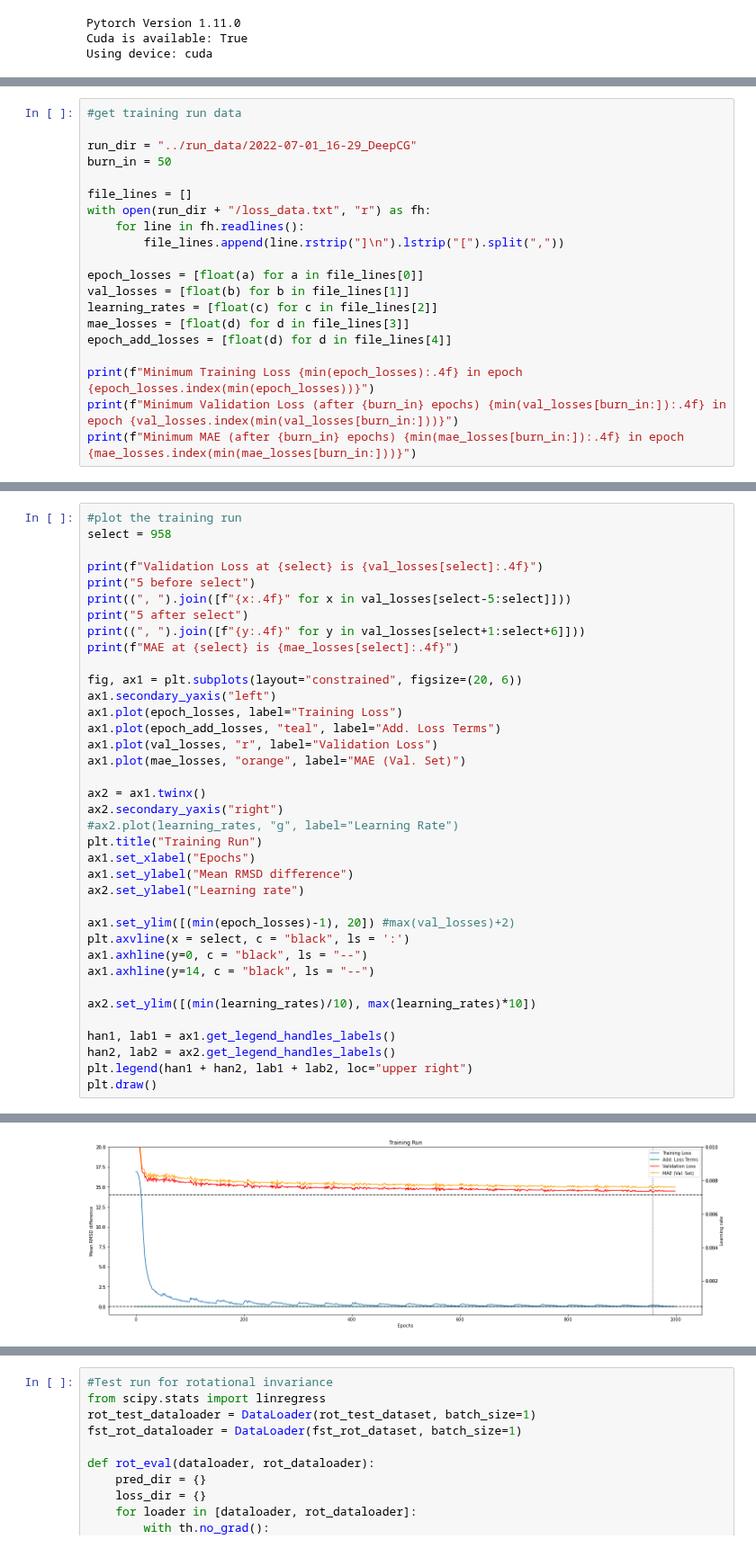
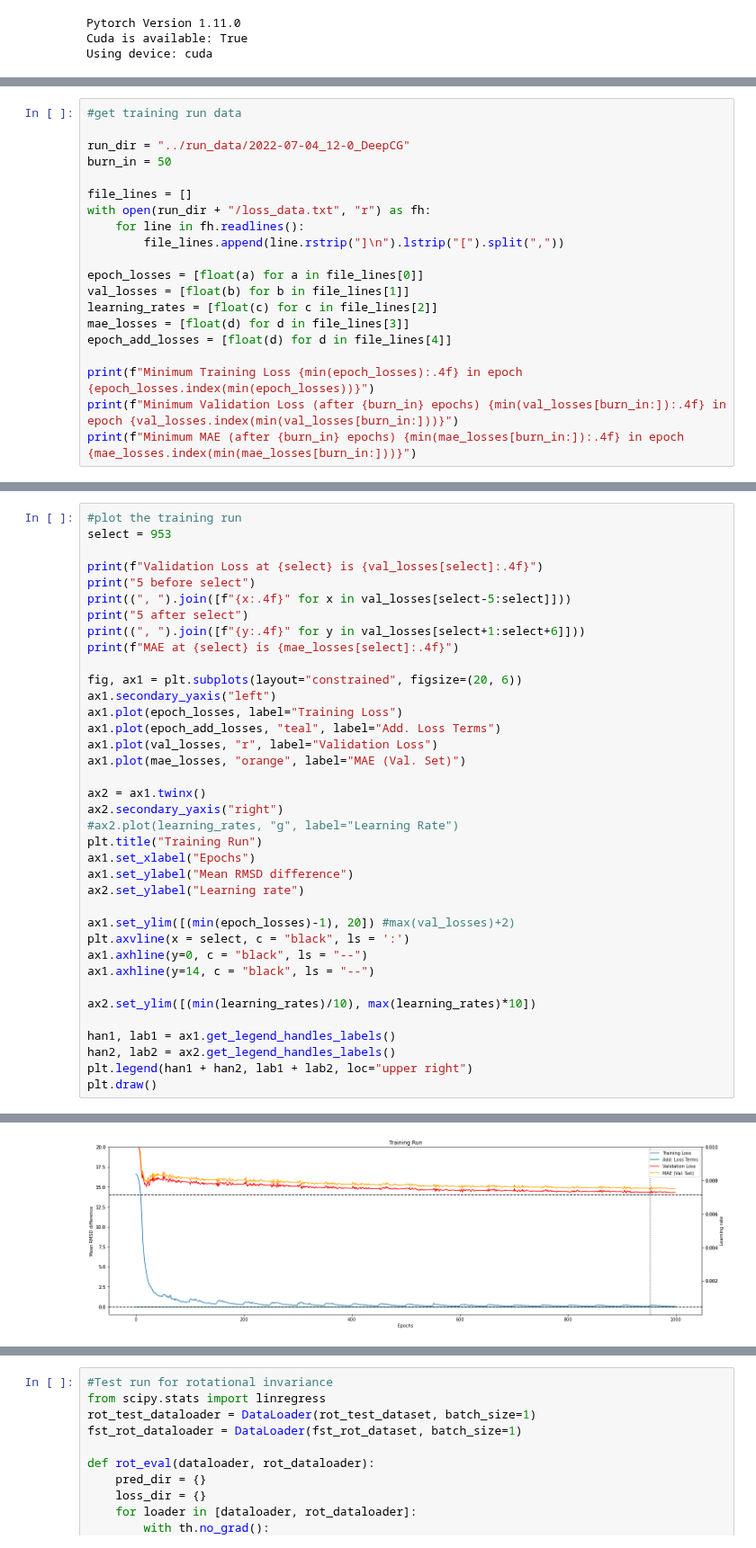
Before and after one commit to milang9/3d_classifier, a Jupyter notebook: notebooks/3d_classifier_PyG.ipynb, the cells around one changed output, grey strips where cells are left out. Shown at 90% size. Saved outputs shown, nothing was run; the diff lists cells and outputs as text.

```diff
--- a/notebooks/3d_classifier_PyG.ipynb
+++ b/notebooks/3d_classifier_PyG.ipynb
@@ -140,7 +140,7 @@ Epoch 995: Training loss 0.0551; Validation loss 14.4736, MAE: 14.9640; lr: 0.00
 # %%
 #get training run data
 
-run_dir = "../run_data/2022-07-01_16-29_DeepCG"
+run_dir = "../run_data/2022-07-04_12-0_DeepCG"
 burn_in = 50
 
 file_lines = []
@@ -164,6 +164,6 @@ Minimum MAE (after 50 epochs) 14.8520 in epoch 958
 # %%
 #plot the training run
-select = 958
+select = 953
 
 print(f"Validation Loss at {select} is {val_losses[select]:.4f}")
 print("5 before select")
@@ -208,4 +208,4 @@ MAE at 958 is 14.8520
-[figure, old version]
+[figure, new version]
 # %%
 #Test
 from run.utility import get_energy_dict, rmsd_scatter, e_rmsd_scatter
```
Also changed, not shown: parts of 6 cells of this notebook, 4 other files.
